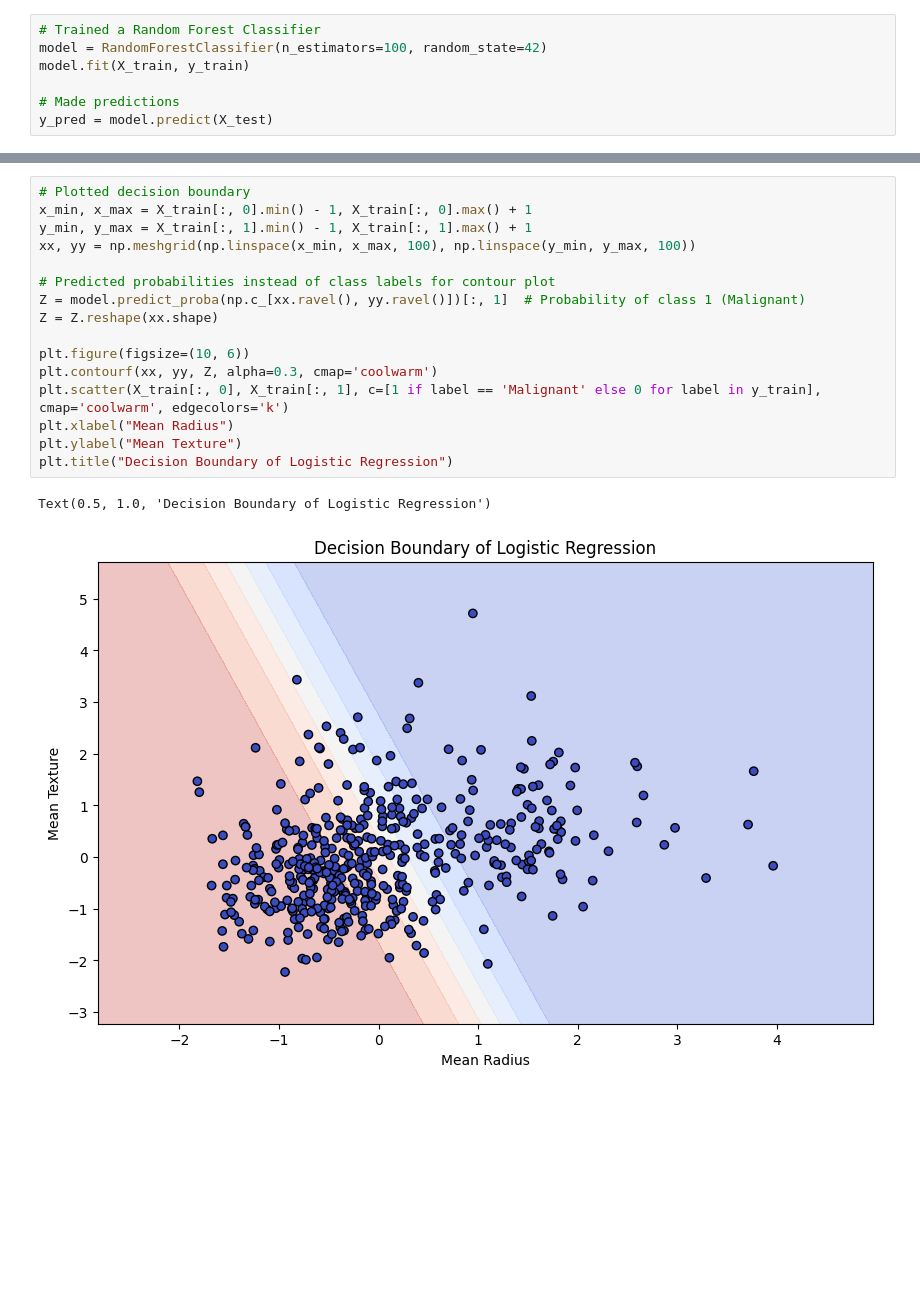
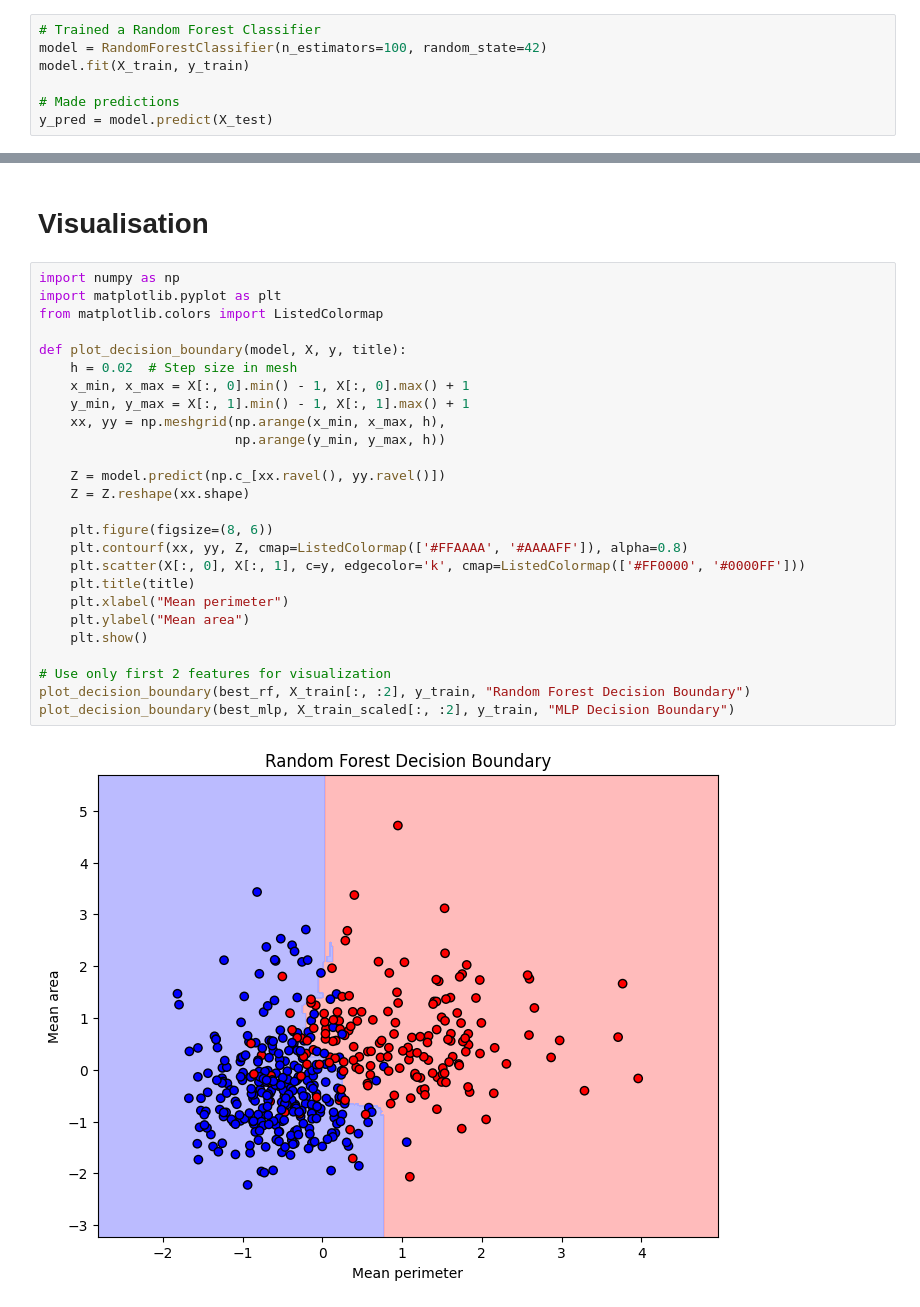
Before and after one commit to KellieLeonard-Biostat/BreastcancerML, a Jupyter notebook: Breast_Cancer_ML.ipynb, the cells around one changed output, grey strips where cells are left out. Drawn from its saved outputs; the diff is of its cells as text; blank space fills up the shorter version.

```diff
--- a/Breast_Cancer_ML.ipynb
+++ b/Breast_Cancer_ML.ipynb
@@ -250,19 +207,30 @@ weighted avg       0.90      0.90      0.90       114
+# %% [markdown]
+# **Visualisation**
 # %%
-# Plotted decision boundary
-x_min, x_max = X_train[:, 0].min() - 1, X_train[:, 0].max() + 1
-y_min, y_max = X_train[:, 1].min() - 1, X_train[:, 1].max() + 1
-xx, yy = np.meshgrid(np.linspace(x_min, x_max, 100), np.linspace(y_min, y_max, 100))
+import numpy as np
+import matplotlib.pyplot as plt
+from matplotlib.colors import ListedColormap
 
-# Predicted probabilities instead of class labels for contour plot
-Z = model.predict_proba(np.c_[xx.ravel(), yy.ravel()])[:, 1]  # Probability of class 1 (Malignant)
-Z = Z.reshape(xx.shape)
+def plot_decision_boundary(model, X, y, title):
+    h = 0.02  # Step size in mesh
+    x_min, x_max = X[:, 0].min() - 1, X[:, 0].max() + 1
+    y_min, y_max = X[:, 1].min() - 1, X[:, 1].max() + 1
+    xx, yy = np.meshgrid(np.arange(x_min, x_max, h),
+                         np.arange(y_min, y_max, h))
 
-plt.figure(figsize=(10, 6))
-plt.contourf(xx, yy, Z, alpha=0.3, cmap='coolwarm')
-plt.scatter(X_train[:, 0], X_train[:, 1], c=[1 if label == 'Malignant' else 0 for label in y_train], cmap='coolwarm', edgecolors='k')
-plt.xlabel("Mean Radius")
-plt.ylabel("Mean Texture")
-plt.title("Decision Boundary of Logistic Regression")
+    Z = model.predict(np.c_[xx.ravel(), yy.ravel()])
+    Z = Z.reshape(xx.shape)
+
+    plt.figure(figsize=(8, 6))
+    plt.contourf(xx, yy, Z, cmap=ListedColormap(['#FFAAAA', '#AAAAFF']), alpha=0.8)
+    plt.scatter(X[:, 0], X[:, 1], c=y, edgecolor='k', cmap=ListedColormap(['#FF0000', '#0000FF']))
+    plt.title(title)
+    plt.xlabel("Mean perimeter")
+    plt.ylabel("Mean area")
+    plt.show()
+
+# Use only first 2 features for visualization
+plot_decision_boundary(best_rf, X_train[:, :2], y_train, "Random Forest Decision Boundary")
+plot_decision_boundary(best_mlp, X_train_scaled[:, :2], y_train, "MLP Decision Boundary")
 # %% [output]
-Text(0.5, 1.0, 'Decision Boundary of Logistic Regression')
-[figure, old version]
+[figure, new version]
```
Also changed, not shown: parts of 13 cells of this notebook.
